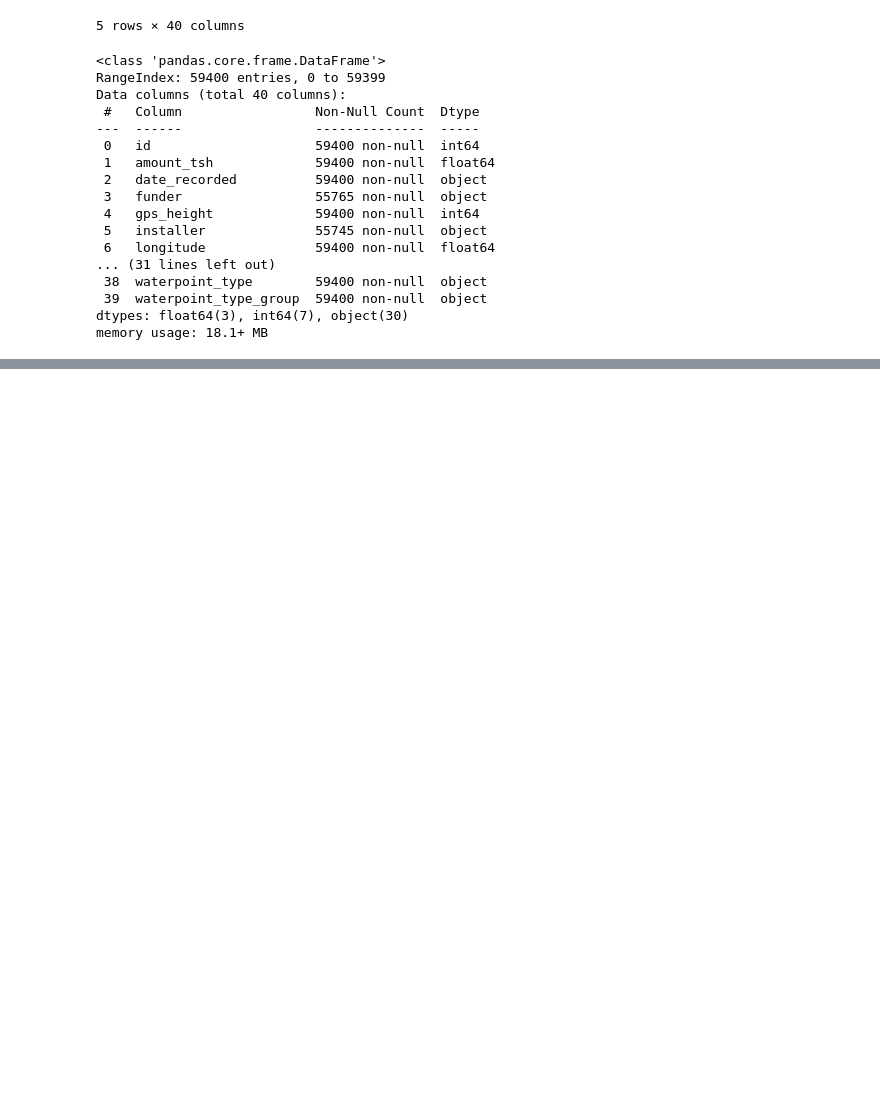
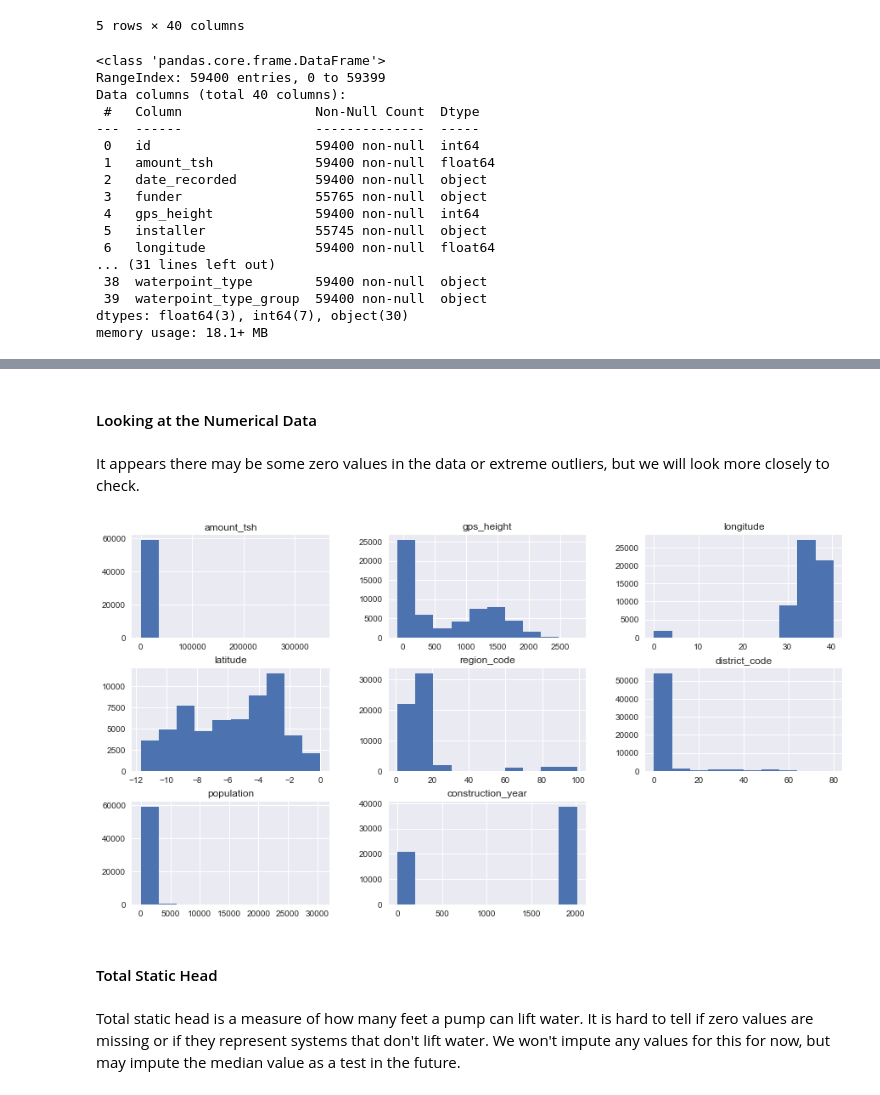
Before and after one commit to nonlocal-lia/pump_it_up_competition, a Jupyter notebook: technical_notebook.ipynb, the cells around one changed output, grey strips where cells are left out. Drawn from its saved outputs; the diff is of its cells as text; code cells hidden in the pictures; blank space fills up the shorter version.

Commit message:
Did initial data cleaning

```diff
--- a/technical_notebook.ipynb
+++ b/technical_notebook.ipynb
@@ -90,0 +72,3 @@ len(train_values['funder'].value_counts())
+# %%
+train_values = train_values.drop(columns=['scheme_name'])
+train_values = train_values.fillna('unknown')
@@ -90,0 +311,11 @@ len(train_values['funder'].value_counts())
+# %%
+columns_dropped = ['extraction_type_group',
+                   'extraction_type_class',
+                   'management_group',
+                   'payment_type',
+                   'quality_group',
+                   'quantity_group',
+                   'source_type',
+                   'source_class',
+                   'waterpoint_type_group']
+rm_duplicate_df = train_values.drop(columns = columns_dropped)
@@ -90,0 +498,2 @@ len(train_values['funder'].value_counts())
+# %%
+rm_duplicate_df = rm_duplicate_df.drop(columns = ['region'])
@@ -90,0 +521,2 @@ len(train_values['funder'].value_counts())
+# %%
+clean_train_values = rm_duplicate_df.drop(columns = ['id', 'wpt_name', 'num_private', 'date_recorded', 'recorded_by'])
@@ -90,0 +543,12 @@ len(train_values['funder'].value_counts())
+# %% [markdown]
+#### Looking at the Numerical Data
+# %% [markdown]
+It appears there may be some zero values in the data or extreme outliers, but we will look more closely to check.
+# %%
+clean_train_values.hist(figsize = (15,8));
+# %% [output]
+[figure, added]
+# %% [markdown]
+#### Total Static Head
+# %% [markdown]
+Total static head is a measure of how many feet a pump can lift water. It is hard to tell if zero values are missing or if they represent systems that don't lift water. We won't impute any values for this for now, but may impute the median value as a test in the future.
```
Also changed, not shown: parts of 107 cells of this notebook.
